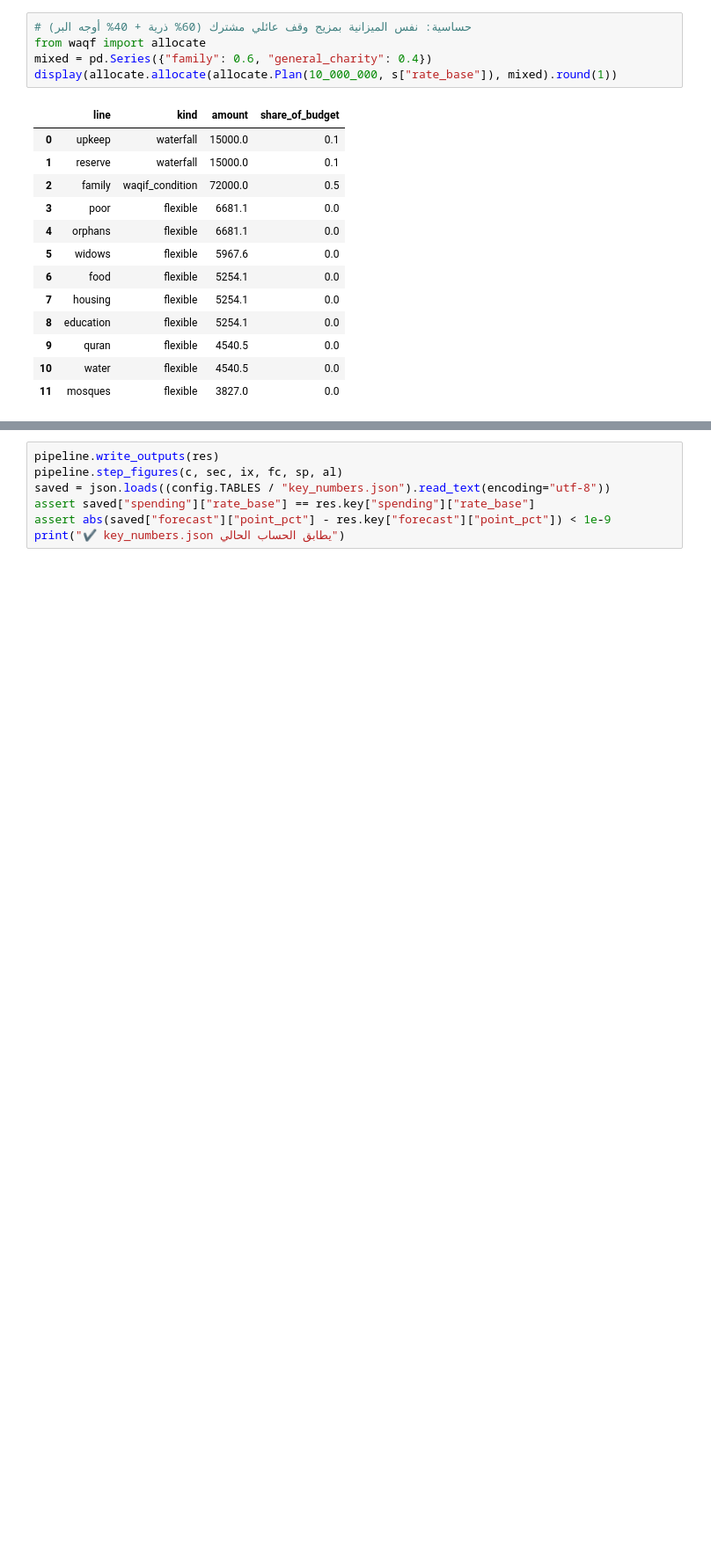
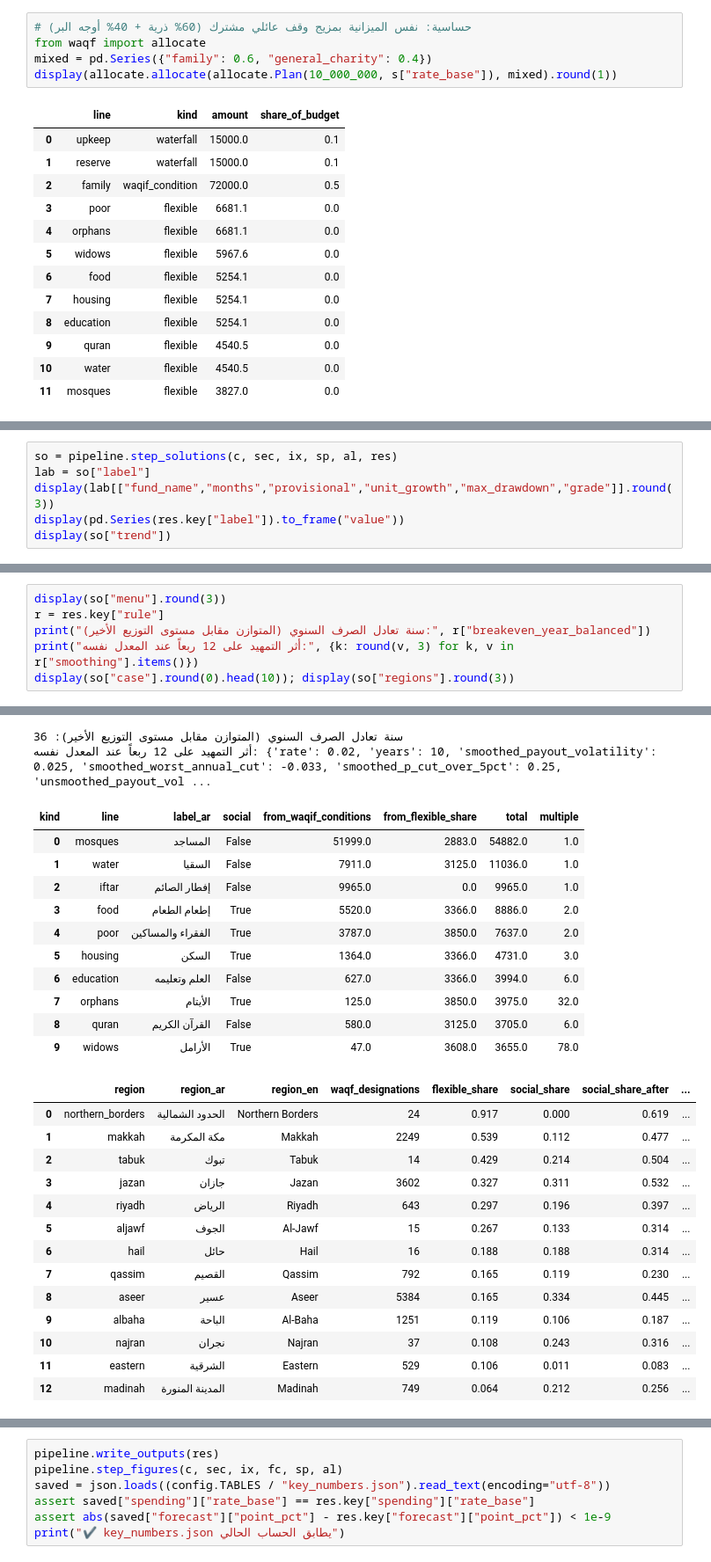
Before and after one commit to A-a-a124/mizan-alrai, a Jupyter notebook: analysis.ipynb, the cells around one changed output, grey strips where cells are left out. Shown at 88% size. Saved outputs shown, nothing was run; the diff lists cells and outputs as text; blank space fills up the shorter version.

```diff
--- a/analysis.ipynb
+++ b/analysis.ipynb
@@ -321,0 +332,6 @@ display(allocate.allocate(allocate.Plan(10_000_000, s["rate_base"]), mixed).roun
+# %%
+so = pipeline.step_solutions(c, sec, ix, sp, al, res)
+lab = so["label"]
+display(lab[["fund_name","months","provisional","unit_growth","max_drawdown","grade"]].round(3))
+display(pd.Series(res.key["label"]).to_frame("value"))
+display(so["trend"])
@@ -321,0 +382,7 @@ display(allocate.allocate(allocate.Plan(10_000_000, s["rate_base"]), mixed).roun
+# %%
+display(so["menu"].round(3))
+r = res.key["rule"]
+print("سنة تعادل الصرف السنوي (المتوازن مقابل مستوى التوزيع الأخير):", r["breakeven_year_balanced"])
+print("أثر التمهيد على 12 ربعاً عند المعدل نفسه:", {k: round(v, 3) for k, v in r["smoothing"].items()})
+display(so["case"].round(0).head(10)); display(so["regions"].round(3))
+# %% [output]
@@ -322,3 +399,30 @@ display(allocate.allocate(allocate.Plan(10_000_000, s["rate_base"]), mixed).roun
+سنة تعادل الصرف السنوي (المتوازن مقابل مستوى التوزيع الأخير): 36
+أثر التمهيد على 12 ربعاً عند المعدل نفسه: {'rate': 0.02, 'years': 10, 'smoothed_payout_volatility': 0.025, 'smoothed_worst_annual_cut': -0.033, 'smoothed_p_cut_over_5pct': 0.25, 'unsmoothed_payout_vol ...
+| kind | line | label_ar | social | from_waqif_conditions | from_flexible_share | total | multiple |
+| 0 | mosques | المساجد | False | 51999.0 | 2883.0 | 54882.0 | 1.0 |
+| 1 | water | السقيا | False | 7911.0 | 3125.0 | 11036.0 | 1.0 |
+| 2 | iftar | إفطار الصائم | False | 9965.0 | 0.0 | 9965.0 | 1.0 |
+| 3 | food | إطعام الطعام | True | 5520.0 | 3366.0 | 8886.0 | 2.0 |
+| 4 | poor | الفقراء والمساكين | True | 3787.0 | 3850.0 | 7637.0 | 2.0 |
+| 5 | housing | السكن | True | 1364.0 | 3366.0 | 4731.0 | 3.0 |
+| 6 | education | العلم وتعليمه | False | 627.0 | 3366.0 | 3994.0 | 6.0 |
+| 7 | orphans | الأيتام | True | 125.0 | 3850.0 | 3975.0 | 32.0 |
+| 8 | quran | القرآن الكريم | False | 580.0 | 3125.0 | 3705.0 | 6.0 |
+| 9 | widows | الأرامل | True | 47.0 | 3608.0 | 3655.0 | 78.0 |
+|  | region | region_ar | region_en | waqf_designations | flexible_share | social_share | social_share_after | ... |
+| 0 | northern_borders | الحدود الشمالية | Northern Borders | 24 | 0.917 | 0.000 | 0.619 | ... |
+| 1 | makkah | مكة المكرمة | Makkah | 2249 | 0.539 | 0.112 | 0.477 | ... |
+| 2 | tabuk | تبوك | Tabuk | 14 | 0.429 | 0.214 | 0.504 | ... |
+| 3 | jazan | جازان | Jazan | 3602 | 0.327 | 0.311 | 0.532 | ... |
+| 4 | riyadh | الرياض | Riyadh | 643 | 0.297 | 0.196 | 0.397 | ... |
+| 5 | aljawf | الجوف | Al-Jawf | 15 | 0.267 | 0.133 | 0.314 | ... |
+| 6 | hail | حائل | Hail | 16 | 0.188 | 0.188 | 0.314 | ... |
+| 7 | qassim | القصيم | Qassim | 792 | 0.165 | 0.119 | 0.230 | ... |
+| 8 | aseer | عسير | Aseer | 5384 | 0.165 | 0.334 | 0.445 | ... |
+| 9 | albaha | الباحة | Al-Baha | 1251 | 0.119 | 0.106 | 0.187 | ... |
+| 10 | najran | نجران | Najran | 37 | 0.108 | 0.243 | 0.316 | ... |
+| 11 | eastern | الشرقية | Eastern | 529 | 0.106 | 0.011 | 0.083 | ... |
+| 12 | madinah | المدينة المنورة | Madinah | 749 | 0.064 | 0.212 | 0.256 | ... |
 # %% [markdown]
 <div dir="rtl" style="text-align:right">
 
```
Also changed, not shown: parts of 7 cells of this notebook, 34 other files.
